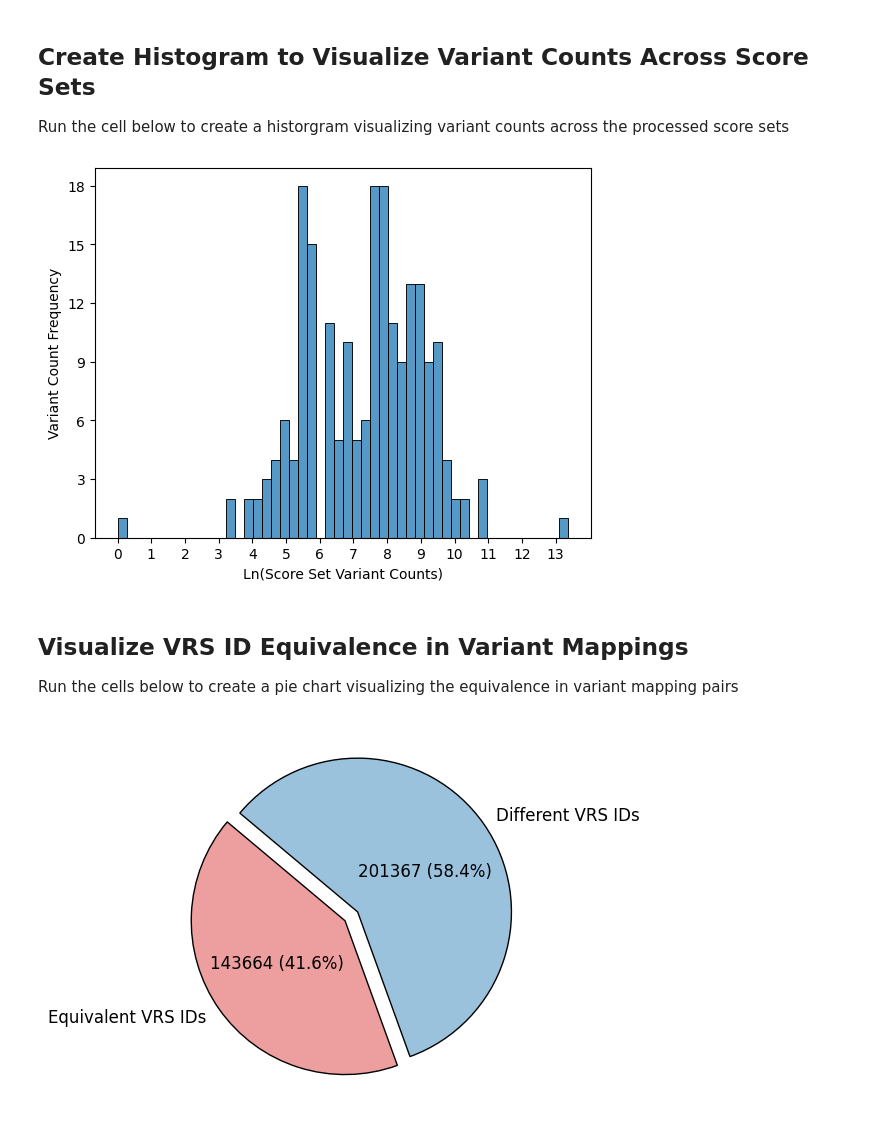
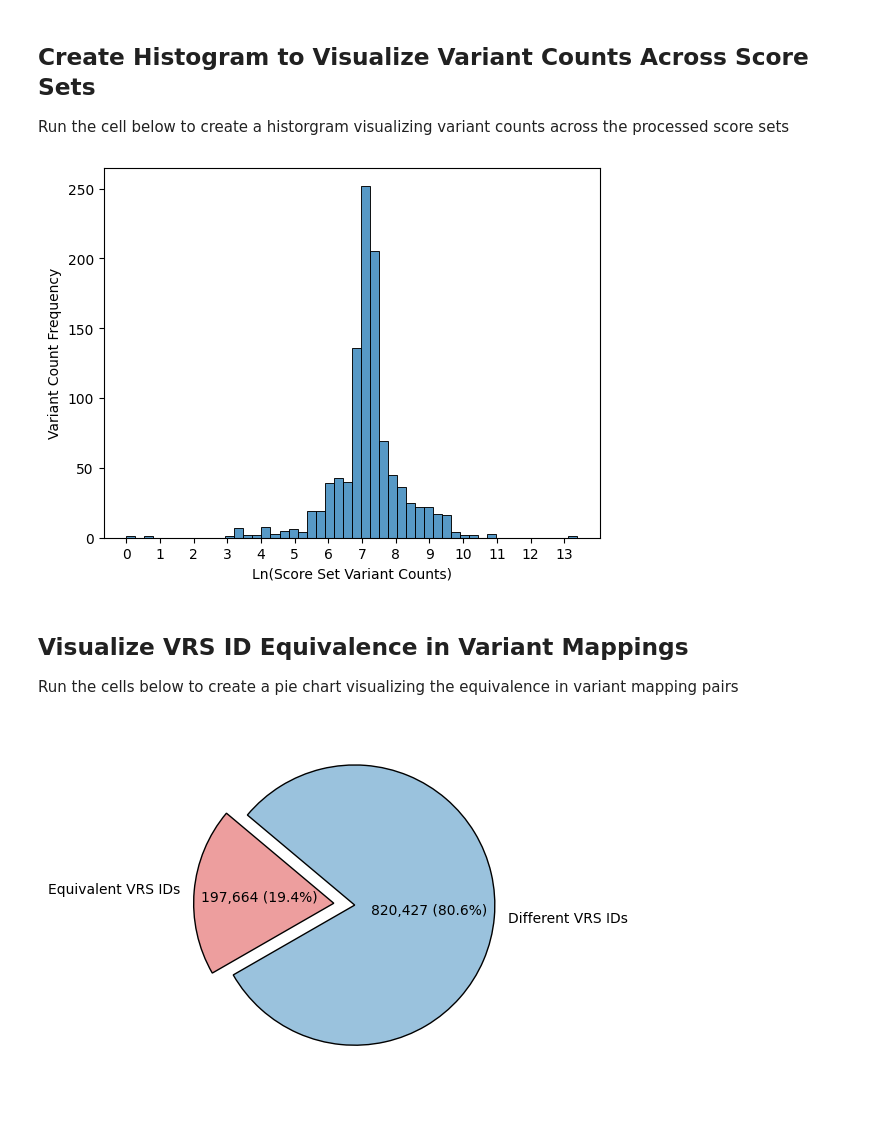
Before and after one commit to ave-dcd/dcd_mapping, a Jupyter notebook: notebooks/analysis/mapping_analysis.ipynb, the cells around one changed output. Saved outputs shown, nothing was run; the diff lists cells and outputs as text; code cells hidden in the pictures.

Commit message:
feat!: Add updates from score set rerun (#82)

```diff
--- a/notebooks/analysis/mapping_analysis.ipynb
+++ b/notebooks/analysis/mapping_analysis.ipynb
@@ -32,3 +19,9 @@ for scoreset in score_sets:
+# %%
+import pickle
+from pathlib import Path
+
+with Path.open("analysis_files/score_sets_strands.pkl", "rb") as fn:
+    strand_dict = pickle.load(fn)
 # %% [markdown]
 ## Determine the MaveDB IDs of Variants with Reference Mismatches
 Run the cells below to generate a dictionary listing the MaveDB IDs of variants with reference mismatches. The dictionary is keyed by score set URN.
@@ -99,7 +122,7 @@ f"The number of examined variant pairs is: {var_count}"
 ### Examine Example Mismatch
 Run the cell below to view an example of reference mismatch discordance due to a MAVE variant that spans an alignment block
 # %%
-f = Path.open("analysis_files/mappings/00000005-a-6.json")
+f = Path.open("analysis_files/mappings/urn:mavedb:00000005-a-6_mapping_2025-02-19T15:09:56.042819+00:00.json")
 dat = json.load(f)
-dat["mapped_scores"][5601]
+dat["mapped_scores"][5600]
 # %% [output]
@@ -138,0 +164,7 @@ Caveat: This percentage could be influenced due to factors including:
+# %%
+filtered_list = score_sets[243:504]
+mm_count = 0
+
+for key in filtered_list:
+    mm_count = mm_count + len(diff_vars_dict[key])
+f"There are {mm_count} instances of reference mismatch in the subset"
@@ -222,14 +271,18 @@ Run the cell below to compute relevant mapping summary statistics
 import numpy as np
 
 variant_count_dict = {}
-for key in score_sets:
-    if key != "urn:mavedb:00000072-a-1" and key != "urn:mavedb:00000105-a-1":
-        path = f"analysis_files/mappings/{key[11::]}.json"
-        f = Path.open(path)
-        dat = json.load(f)
-        dat = dat["mapped_scores"]
+for urn in score_sets:
+    files = list(Path("analysis_files/mappings").glob(f"*{urn}_mapping*"))
+    if files:
+        latest_file = max(files, key=os.path.getmtime)
+    else:
+        continue
 
-        variant_count_dict[key] = len(dat)
+    f = Path.open(latest_file)
+    dat = json.load(f)
+    computed_seq_type = dat["computed_reference_sequence"]["sequence_type"]
+    dat = dat["mapped_scores"]
+    variant_count_dict[urn] = len(dat)
 
 min_value = min(variant_count_dict.values())
 min_value_dict = [key for key, value in variant_count_dict.items() if value == min_value]
@@ -295,14 +348,14 @@ log_variant_counts = [math.log(count) for count in variant_counts]
 
 ax = sns.histplot(log_variant_counts, bins=50, edgecolor="black")
 plt.xticks(np.arange(0, 14, step=1))
-plt.yticks(np.arange(0, 21, step=3))
+plt.yticks(np.arange(0, 300, step=50))
 plt.xlabel("Ln(Score Set Variant Counts)")
 plt.ylabel("Variant Count Frequency")
 
 plt.savefig("variant_counts.png", dpi=300)
 plt.show()
 # %% [output]
-[figure, old version]
+[figure, new version]
 # %% [markdown]
 ## Visualize VRS ID Equivalence in Variant Mappings
 Run the cells below to create a pie chart visualizing the equivalence in variant mapping pairs
@@ -324,36 +377,36 @@ for key in allele_list_dict:
 diff_ids = len(allele_list_dict) - same_ids
 params = {"Same VRS IDs": [True, False],
           "Value": [same_ids, diff_ids]}
 compare_alleles_df = pd.DataFrame(params)
 
 labels = "Equivalent VRS IDs", "Different VRS IDs"
 colors = ["#ED9E9E", "#9AC2DD"]
 
 fig, ax = plt.subplots(figsize=(6, 6))
 sizes = compare_alleles_df["Value"].to_list()
 
 wedges, texts, autotexts = ax.pie(
     sizes,
     labels=labels,
-    autopct=lambda pct: f"{round(pct/100.*sum(sizes))} ({pct:.1f}%)",
+    autopct=lambda pct: f"{round(pct/100.*sum(sizes)):,} ({pct:.1f}%)",
     colors=colors,
     startangle=140,
-    explode=(0, 0.1),
+    explode=(0.05, 0.1),
     shadow=False,
     wedgeprops={"edgecolor": "black"}
 )
 
 for text in texts + autotexts:
-    text.set_fontsize(12)
+    text.set_fontsize(10)
 
-for i, autotext in enumerate(autotexts):
-    autotext.set_fontsize(12)
+for _, autotext in enumerate(autotexts):
+    autotext.set_fontsize(10)
     autotext.set_position((0.9 * autotext.get_position()[0], 0.8 * autotext.get_position()[1]))
 
 plt.tight_layout()
 
 # Save plot
 plt.savefig("mapped_variants_count.png", dpi=300)
 plt.show()
 # %% [output]
-[figure, old version]
+[figure, new version]
```
Also changed, not shown: parts of 16 cells of this notebook, 10 other files.
